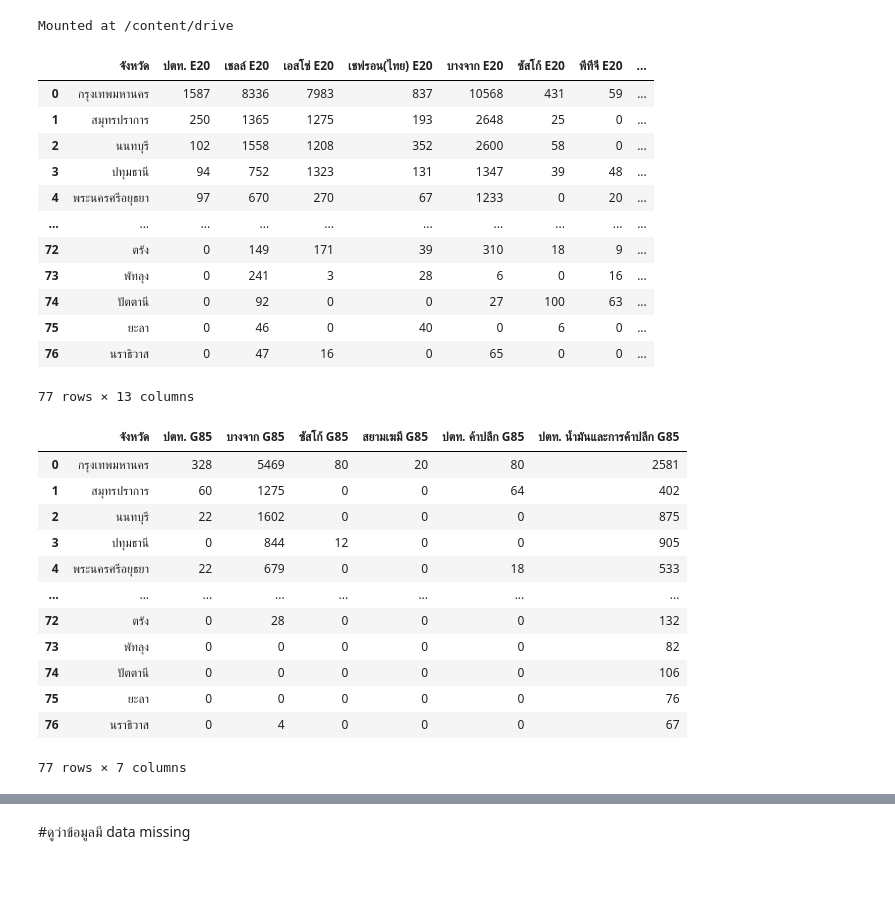
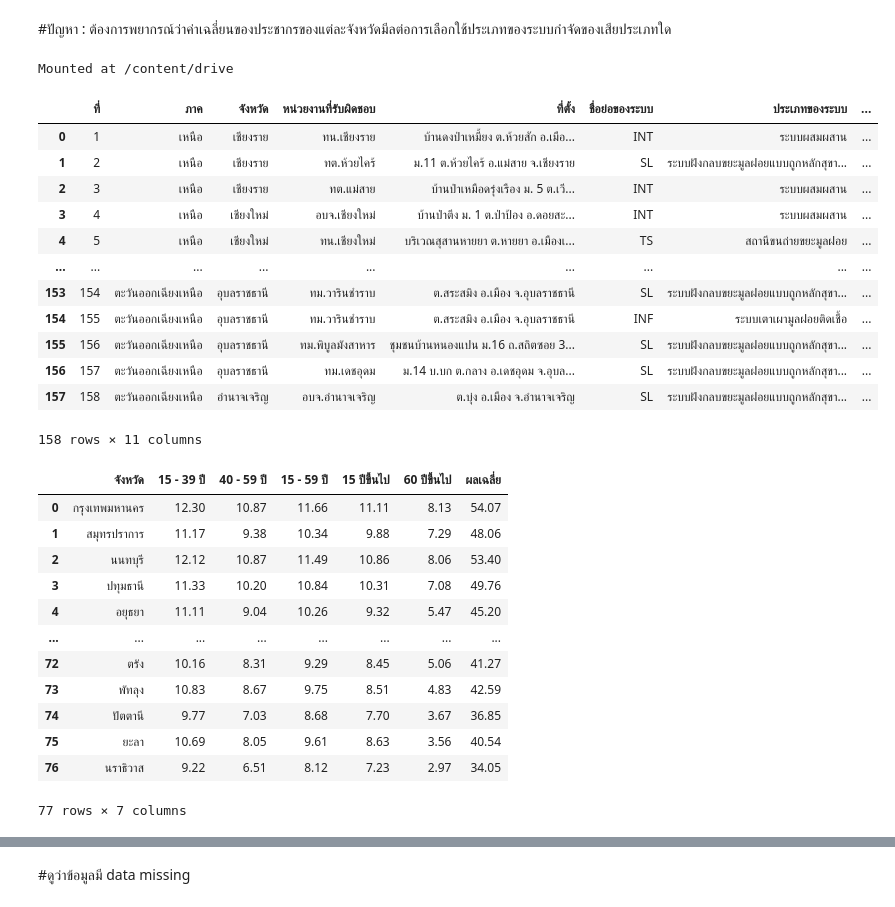
Before and after one commit to chalarm1405/DWDM21_, a Jupyter notebook: Project for Group.ipynb, the cells around one changed output, grey strips where cells are left out. Drawn from its saved outputs; the diff is of its cells as text; code cells hidden in the pictures; blank space fills up the shorter version.

```diff
--- a/Project for Group.ipynb
+++ b/Project for Group.ipynb
@@ -1,5 +1,7 @@
 # %% [markdown]
 <a href="https://colab.research.google.com/github/chalarm1405/DWDM21_/blob/main/Project%20for%20Group.ipynb" target="_parent"><img src="https://colab.research.google.com/assets/colab-badge.svg" alt="Open In Colab"/></a>
+# %% [markdown]
+#ปัญหา : ต้องการพยากรณ์ว่าค่าเฉลี่ยนของประชากรของแต่ละจังหวัดมีลต่อการเลือกใช้ประเภทของระบบกำจัดของเสียประเภทใด
 # %%
 import pandas as pd #ทำงานกับข้อมูลลักษณะตาราง
 # %%
@@ -11,37 +13,37 @@ Mounted at /content/drive
 import os # os ไว้จัดการไฟล์และถาท ถาทคือที่อยู่ของไฟล์
 # %%
 path = '/content/drive/My Drive/DWDM2021_DATA' #ชื่อ path ชี้ไปไฟล์ที่เราต้องการ
-data_E20 = pd.read_csv(os.path.join(path,'E20.csv'))
-data_E20 #ข้อมูลหลักชุดที่ 1
+data_BB = pd.read_csv(os.path.join(path,'บำบัดน้ำเสีย.csv'))
+data_BB #ข้อมูลหลักชุดที่ 1
 # %% [output]
-|  | จังหวัด | ปตท. E20 | เชลล์ E20 | เอสโซ่ E20 | เชฟรอน(ไทย) E20 | บางจาก E20 | ซัสโก้ E20 | พีทีจี E20 | ... |
-| 0 | กรุงเทพมหานคร | 1587 | 8336 | 7983 | 837 | 10568 | 431 | 59 | ... |
-| 1 | สมุทรปราการ | 250 | 1365 | 1275 | 193 | 2648 | 25 | 0 | ... |
-| 2 | นนทบุรี | 102 | 1558 | 1208 | 352 | 2600 | 58 | 0 | ... |
-| 3 | ปทุมธานี | 94 | 752 | 1323 | 131 | 1347 | 39 | 48 | ... |
-| 4 | พระนครศรีอยุธยา | 97 | 670 | 270 | 67 | 1233 | 0 | 20 | ... |
-| ... | ... | ... | ... | ... | ... | ... | ... | ... | ... |
-| 72 | ตรัง | 0 | 149 | 171 | 39 | 310 | 18 | 9 | ... |
-| 73 | พัทลุง | 0 | 241 | 3 | 28 | 6 | 0 | 16 | ... |
-| 74 | ปัตตานี | 0 | 92 | 0 | 0 | 27 | 100 | 63 | ... |
-| 75 | ยะลา | 0 | 46 | 0 | 40 | 0 | 6 | 0 | ... |
-| 76 | นราธิวาส | 0 | 47 | 16 | 0 | 65 | 0 | 0 | ... |
+|  | ที่ | ภาค | จังหวัด | หน่วยงานที่รับผิดชอบ | ที่ตั้ง | ชื่อย่อของระบบ | ประเภทของระบบ | ... |
+| 0 | 1 | เหนือ | เชียงราย | ทน.เชียงราย | บ้านดงป่าเหมี้ยง ต.ห้วยสัก อ.เมือ... | INT | ระบบผสมผสาน | ... |
+| 1 | 2 | เหนือ | เชียงราย | ทต.ห้วยไคร้ | ม.11 ต.ห้วยไคร้ อ.แม่สาย จ.เชียงราย | SL | ระบบฝังกลบขยะมูลฝอยแบบถูกหลักสุขา... | ... |
+| 2 | 3 | เหนือ | เชียงราย | ทต.แม่สาย | บ้านป่าเหมือดรุ่งเรือง ม. 5 ต.เวี... | INT | ระบบผสมผสาน | ... |
+| 3 | 4 | เหนือ | เชียงใหม่ | อบจ.เชียงใหม่ | บ้านป่าตึง ม. 1 ต.ป่าป้อง อ.ดอยสะ... | INT | ระบบผสมผสาน | ... |
+| 4 | 5 | เหนือ | เชียงใหม่ | ทน.เชียงใหม่ | บริเวณสุสานหายยา ต.หายยา อ.เมืองเ... | TS | สถานีขนถ่ายขยะมูลฝอย | ... |
+| ... | ... | ... | ... | ... | ... | ... | ... | ... |
+| 153 | 154 | ตะวันออกเฉียงเหนือ | อุบลราชธานี | ทม.วารินชำราบ | ต.สระสมิง อ.เมือง จ.อุบลราชธานี | SL | ระบบฝังกลบขยะมูลฝอยแบบถูกหลักสุขา... | ... |
+| 154 | 155 | ตะวันออกเฉียงเหนือ | อุบลราชธานี | ทม.วารินชำราบ | ต.สระสมิง อ.เมือง จ.อุบลราชธานี | INF | ระบบเตาเผามูลฝอยติดเชื้อ | ... |
+| 155 | 156 | ตะวันออกเฉียงเหนือ | อุบลราชธานี | ทม.พิบูลมังสาหาร | ชุมชนบ้านหนองแปน ม.16 ถ.สถิตซอย 3... | SL | ระบบฝังกลบขยะมูลฝอยแบบถูกหลักสุขา... | ... |
+| 156 | 157 | ตะวันออกเฉียงเหนือ | อุบลราชธานี | ทม.เดชอุดม | ม.14 บ.บก ต.กลาง อ.เดชอุดม จ.อุบล... | SL | ระบบฝังกลบขยะมูลฝอยแบบถูกหลักสุขา... | ... |
+| 157 | 158 | ตะวันออกเฉียงเหนือ | อำนาจเจริญ | อบจ.อำนาจเจริญ | ต.บุ่ง อ.เมือง จ.อำนาจเจริญ | SL | ระบบฝังกลบขยะมูลฝอยแบบถูกหลักสุขา... | ... |
-77 rows × 13 columns
+158 rows × 11 columns
 # %%
-data_G85 = pd.read_csv(os.path.join(path,'G85.csv'))
-data_G85.dropna() #ข้อมูลรองชุดที่ 2
+data_PP = pd.read_csv(os.path.join(path,'ค่าเฉลี่ยประชากร.csv'))
+data_PP.dropna() #ข้อมูลรองชุดที่ 2
 # %% [output]
-|  | จังหวัด | ปตท. G85 | บางจาก G85 | ซัสโก้ G85 | สยามเฆมี G85 | ปตท. ค้าปลีก G85 | ปตท. น้ำมันและการค้าปลีก G85 |
-| 0 | กรุงเทพมหานคร | 328 | 5469 | 80 | 20 | 80 | 2581 |
-| 1 | สมุทรปราการ | 60 | 1275 | 0 | 0 | 64 | 402 |
-| 2 | นนทบุรี | 22 | 1602 | 0 | 0 | 0 | 875 |
-| 3 | ปทุมธานี | 0 | 844 | 12 | 0 | 0 | 905 |
-| 4 | พระนครศรีอยุธยา | 22 | 679 | 0 | 0 | 18 | 533 |
+|  | จังหวัด | 15 - 39 ปี | 40 - 59 ปี | 15 - 59 ปี | 15 ปีขึ้นไป | 60 ปีขึ้นไป | ผลเฉลี่ย |
+| 0 | กรุงเทพมหานคร | 12.30 | 10.87 | 11.66 | 11.11 | 8.13 | 54.07 |
+| 1 | สมุทรปราการ | 11.17 | 9.38 | 10.34 | 9.88 | 7.29 | 48.06 |
+| 2 | นนทบุรี | 12.12 | 10.87 | 11.49 | 10.86 | 8.06 | 53.40 |
+| 3 | ปทุมธานี | 11.33 | 10.20 | 10.84 | 10.31 | 7.08 | 49.76 |
+| 4 | อยุธยา | 11.11 | 9.04 | 10.26 | 9.32 | 5.47 | 45.20 |
 | ... | ... | ... | ... | ... | ... | ... | ... |
-| 72 | ตรัง | 0 | 28 | 0 | 0 | 0 | 132 |
-| 73 | พัทลุง | 0 | 0 | 0 | 0 | 0 | 82 |
-| 74 | ปัตตานี | 0 | 0 | 0 | 0 | 0 | 106 |
-| 75 | ยะลา | 0 | 0 | 0 | 0 | 0 | 76 |
-| 76 | นราธิวาส | 0 | 4 | 0 | 0 | 0 | 67 |
+| 72 | ตรัง | 10.16 | 8.31 | 9.29 | 8.45 | 5.06 | 41.27 |
+| 73 | พัทลุง | 10.83 | 8.67 | 9.75 | 8.51 | 4.83 | 42.59 |
+| 74 | ปัตตานี | 9.77 | 7.03 | 8.68 | 7.70 | 3.67 | 36.85 |
+| 75 | ยะลา | 10.69 | 8.05 | 9.61 | 8.63 | 3.56 | 40.54 |
+| 76 | นราธิวาส | 9.22 | 6.51 | 8.12 | 7.23 | 2.97 | 34.05 |
 77 rows × 7 columns
 # %%
```
Also changed, not shown: parts of 81 cells of this notebook.
